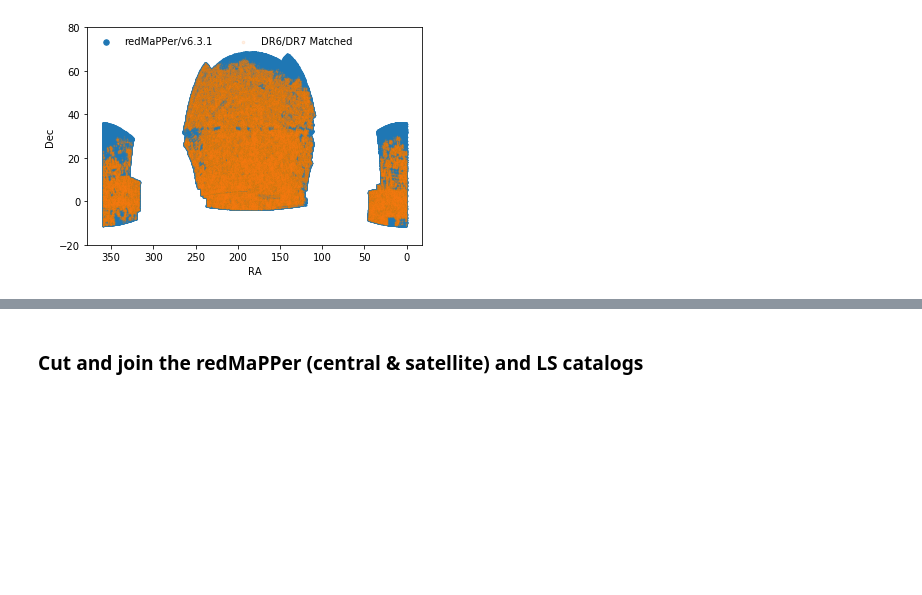
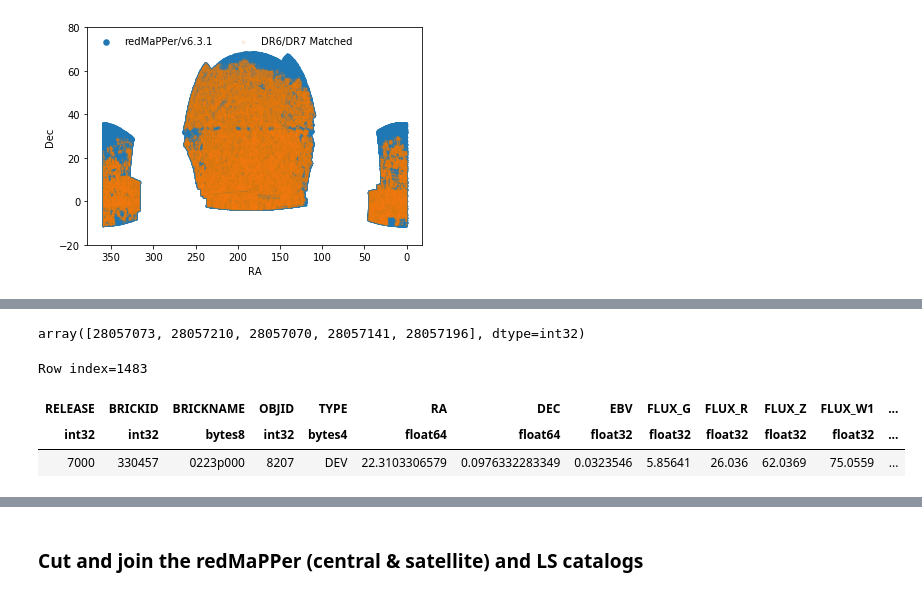
Before and after one commit to moustakas/legacyhalos, a Jupyter notebook: doc/legacyhalos-sample-selection.ipynb, the cells around one changed output, grey strips where cells are left out. Drawn from its saved outputs; the diff is of its cells as text; code cells hidden in the pictures; blank space fills up the shorter version.

```diff
--- a/doc/legacyhalos-sample-selection.ipynb
+++ b/doc/legacyhalos-sample-selection.ipynb
@@ -191,15 +206,9 @@ Read 396047 galaxies from /Users/ioannis/research/data/redmapper/v6.3.1/legacysu
   Using DR6 for 96570 galaxies without DR7 photometry.
 A total of 10749/396047 galaxies (2.71%) have neither DR6 nor DR7 photometry.
 # %%
-cenmatched = np.where(
-    (lscenall['GALDEPTH_G'] > 0) *
-    (lscenall['GALDEPTH_R'] > 0) *
-    (lscenall['GALDEPTH_Z'] > 0) *
-    (lscenall['NOBS_G'] > 1) *
-    (lscenall['NOBS_R'] > 1) *
-    (lscenall['NOBS_Z'] > 1) )[0]
-print('Identified {} ({:.2f}%) centrals with grz photometry (nobs>1) and a match to redMaPPer.'.format(
-    len(cenmatched), 100*len(cenmatched)/len(lscenall)))
+cenmatched = select_legacysurvey(lscenall)
+print('Identified {} / {} ({:.2f}%) centrals with grz photometry (nobs>1) and a match to redMaPPer.'.format(
+    len(cenmatched), len(lscenall), 100*len(cenmatched)/len(lscenall)))
 lscen = lscenall[cenmatched]
 lscen
 # %% [output]
@@ -319,0 +382,3 @@ Table length=7361908
+# %%
+this = np.where(~np.isin(rmcen['MEM_MATCH_ID'], rmcandcen['MEM_MATCH_ID']))[0]
+rmcen[this[:1]]
@@ -319,0 +390,11 @@ Table length=7361908
+# %%
+rmcen[this[0]]['ID_CENT']
+# %% [output]
+array([28057073, 28057210, 28057070, 28057141, 28057196], dtype=int32)
+# %%
+lscen[this[0]]
+# %% [output]
+Row index=1483
+| RELEASE | BRICKID | BRICKNAME | OBJID | TYPE | RA | DEC | EBV | FLUX_G | FLUX_R | FLUX_Z | FLUX_W1 | ... |
+| int32 | int32 | bytes8 | int32 | bytes4 | float64 | float64 | float32 | float32 | float32 | float32 | float32 | ... |
+| 7000 | 330457 | 0223p000 | 8207 | DEV | 22.3103306579 | 0.0976332283349 | 0.0323546 | 5.85641 | 26.036 | 62.0369 | 75.0559 | ... |
```
Also changed, not shown: parts of 41 cells of this notebook.
